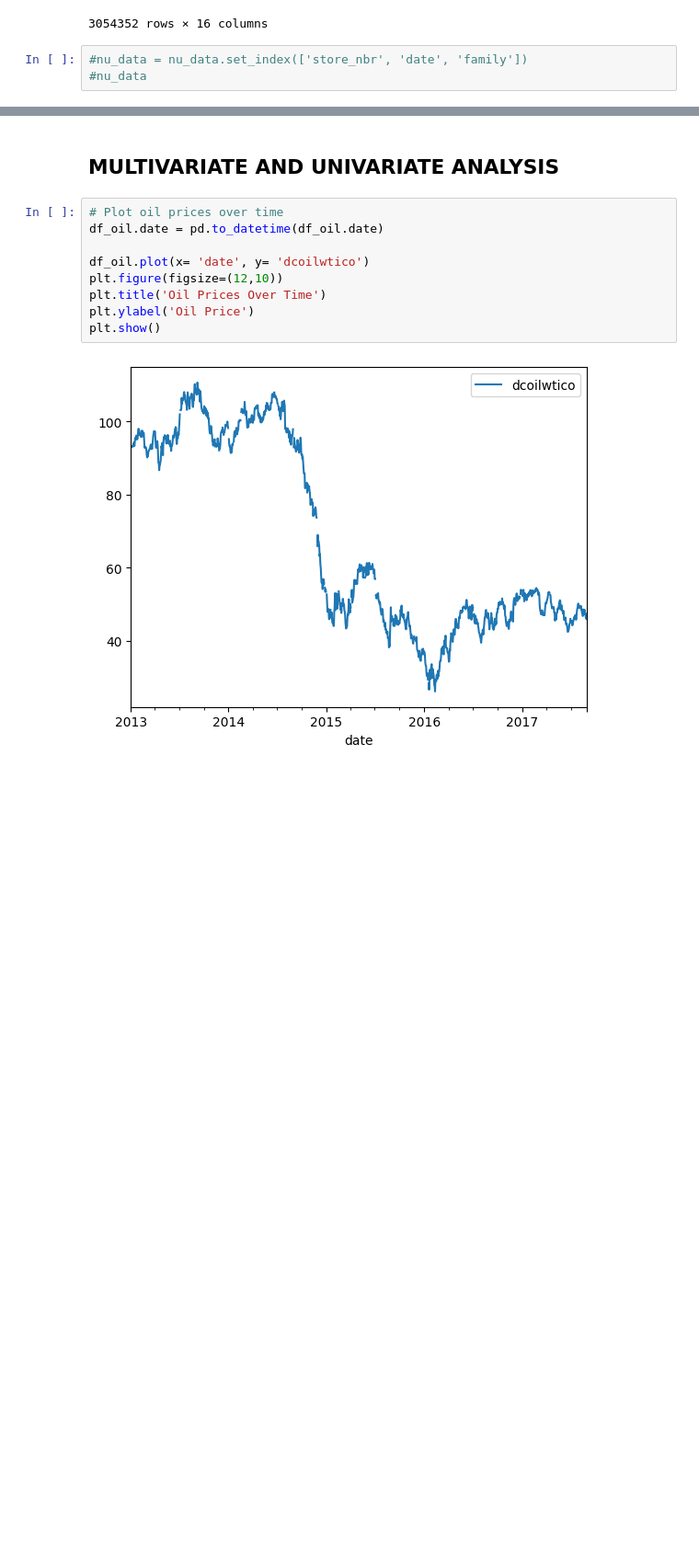
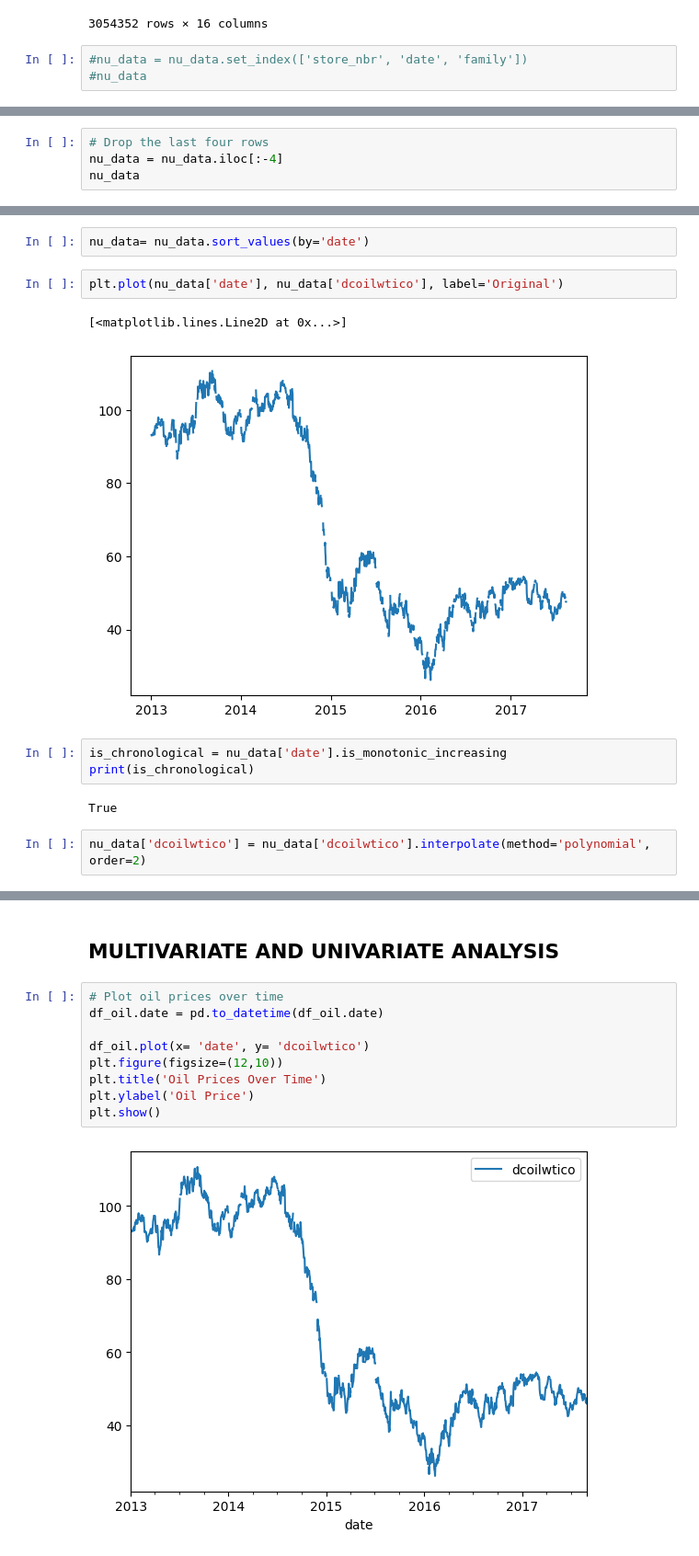
Before and after one commit to florenceaffoh/LP3-TimeSeriesAnalysis, a Jupyter notebook: tri 1.ipynb, the cells around one changed output, grey strips where cells are left out. Shown at 92% size. Saved outputs shown, nothing was run; the diff lists cells and outputs as text; blank space fills up the shorter version.

```diff
--- a/tri 1.ipynb
+++ b/tri 1.ipynb
@@ -437,0 +469,4 @@ dtype: int64
+# %%
+# Drop the last four rows
+nu_data = nu_data.iloc[:-4]
+nu_data
@@ -437,0 +487,14 @@ dtype: int64
+# %%
+nu_data= nu_data.sort_values(by='date')
+# %%
+plt.plot(nu_data['date'], nu_data['dcoilwtico'], label='Original')
+# %% [output]
+[<matplotlib.lines.Line2D at 0x...>]
+[figure, added]
+# %%
+is_chronological = nu_data['date'].is_monotonic_increasing
+print(is_chronological)
+# %% [output]
+True
+# %%
+nu_data['dcoilwtico'] = nu_data['dcoilwtico'].interpolate(method='polynomial', order=2)
```
Also changed, not shown: parts of 19 cells of this notebook.
